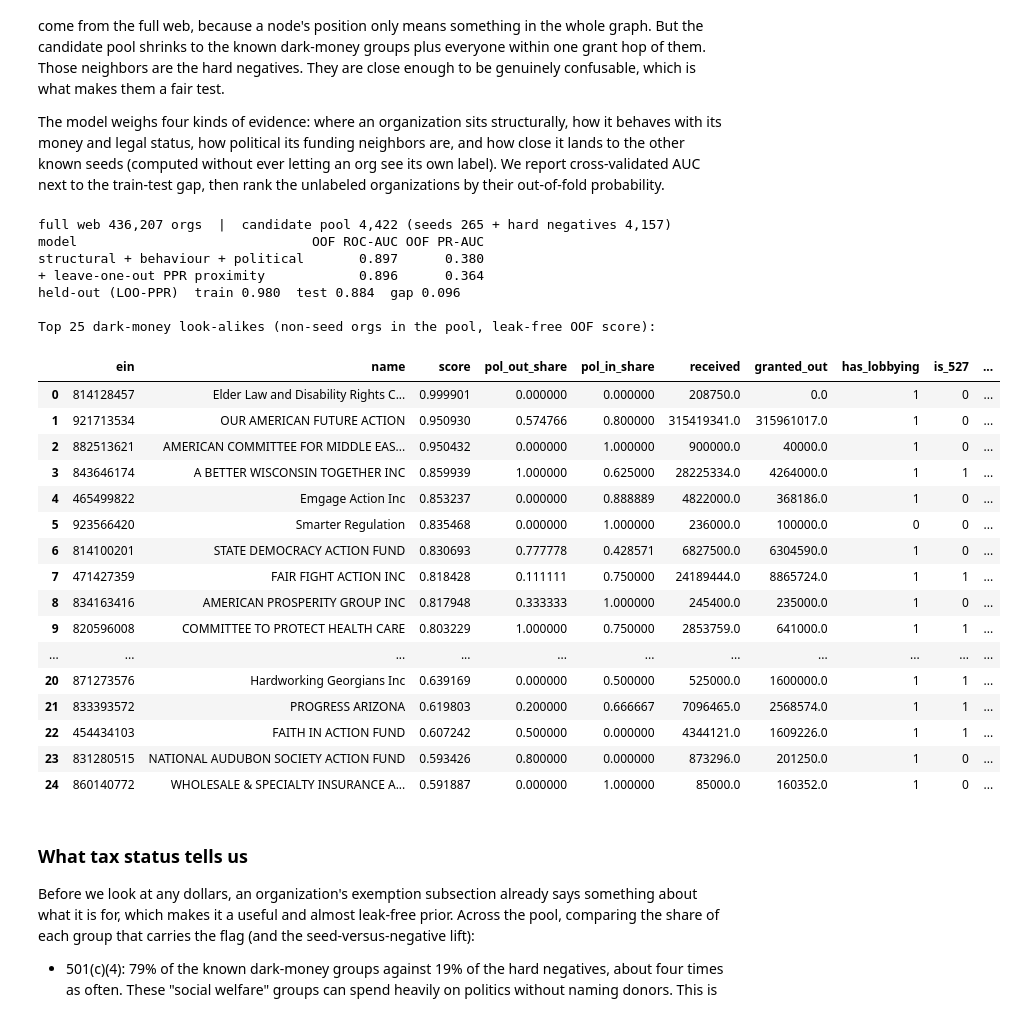
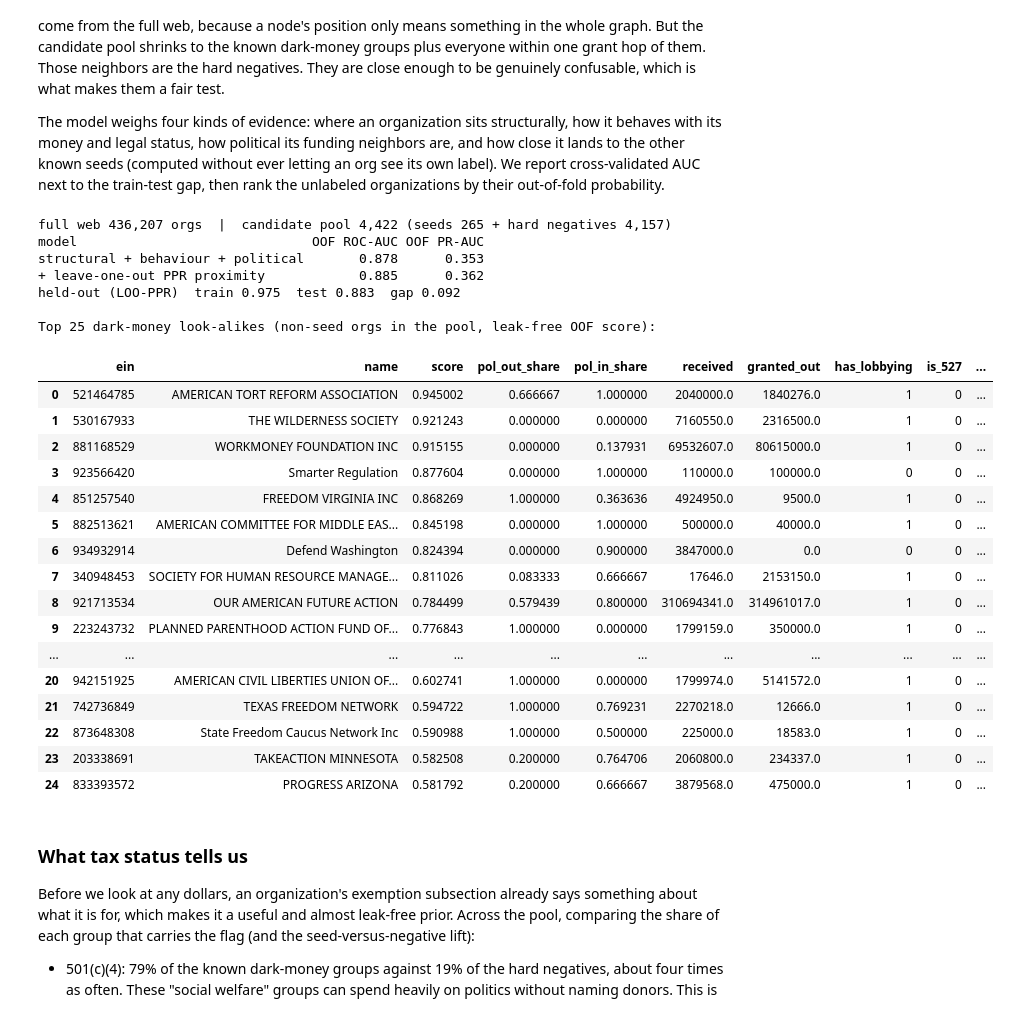
Before and after one commit to team-glass-house/influence-network, a Jupyter notebook: notebooks/network_analysis_modeling.ipynb, the cells around one changed output. Cells and saved outputs as stored; diff of their text form; code cells hidden in the pictures.

```diff
--- a/notebooks/network_analysis_modeling.ipynb
+++ b/notebooks/network_analysis_modeling.ipynb
@@ -365,7 +464,7 @@ import numpy as np, pandas as pd, networkx as nx
 from sklearn.ensemble import GradientBoostingClassifier
 from sklearn.model_selection import StratifiedKFold, train_test_split
 from sklearn.metrics import roc_auc_score, average_precision_score
-GBC = lambda: GradientBoostingClassifier(random_state=0)
+GBC = lambda: GradientBoostingClassifier(random_state=42)
 
 # Candidate pool = seeds + their 1-hop grant partners within the FULL web (hard negatives).
 pool = {n for n in G.nodes if n in seed_set}
@@ -386,19 +485,27 @@ S["conduit"] = np.where((din > 0) & (dout > 0), np.minimum(din, dout) / np.maxim
 S["deg"] = S.in_deg + S.out_deg
 S["global_pr"] = S.ein.map(pr)
 
-# --- behaviour features for the pool ---
+# --- behaviour features for the pool (fy scopes every source to the same YEARS window as the graph) ---
+# is_527: Schedule C line 5 lists section-527 orgs a filer paid, but filers mis-enter 501(c) orgs there.
+# A real 527 files Form 8871/8872, not a 990, so exclude any named EIN that appears as a 990 filer.
 conn.register("g_nodes", pd.DataFrame({"ein": nodes}))
-behav = q("""
+behav = q(f"""
 WITH e AS (SELECT DISTINCT ein FROM g_nodes),
-     rec AS (SELECT grantee_ein AS ein, SUM(TRY_CAST(amount AS DOUBLE)) received
-             FROM irs990_filing_grants WHERE grantee_ein IN (SELECT ein FROM e) GROUP BY grantee_ein),
-     go AS (SELECT f.ein, SUM(TRY_CAST(g.amount AS DOUBLE)) granted_out
-            FROM irs990_filings f JOIN irs990_filing_grants g USING (filing_id)
-            WHERE f.ein IN (SELECT ein FROM e) GROUP BY f.ein),
-     lob AS (SELECT DISTINCT f.ein FROM irs990_filings f JOIN irs990_filing_lobbying l USING (filing_id)
-             WHERE f.ein IN (SELECT ein FROM e)),
-     p527 AS (SELECT DISTINCT ein FROM irs990_filing_527_orgs WHERE ein IN (SELECT ein FROM e)),
-     eot AS (SELECT ein, mode(exempt_organization_type) AS et FROM irs990_filings
+     fy AS (SELECT filing_id, ein, exempt_organization_type
+            FROM irs990_filings
+            WHERE TRY_CAST(tax_year AS INT) IN {YEARS}),
+     rec AS (SELECT g.grantee_ein AS ein, SUM(TRY_CAST(g.amount AS DOUBLE)) received
+             FROM irs990_filing_grants g JOIN fy USING (filing_id)
+             WHERE g.grantee_ein IN (SELECT ein FROM e) GROUP BY g.grantee_ein),
+     go AS (SELECT fy.ein, SUM(TRY_CAST(g.amount AS DOUBLE)) granted_out
+            FROM fy JOIN irs990_filing_grants g USING (filing_id)
+            WHERE fy.ein IN (SELECT ein FROM e) GROUP BY fy.ein),
+     lob AS (SELECT DISTINCT fy.ein FROM fy JOIN irs990_filing_lobbying l USING (filing_id)
+             WHERE fy.ein IN (SELECT ein FROM e)),
+     p527 AS (SELECT DISTINCT ein FROM irs990_filing_527_orgs
+              WHERE ein IN (SELECT ein FROM e)
+                AND ein NOT IN (SELECT ein FROM irs990_filings WHERE ein IS NOT NULL)),
+     eot AS (SELECT ein, mode(exempt_organization_type) AS et FROM fy
              WHERE ein IN (SELECT ein FROM e) AND exempt_organization_type IS NOT NULL GROUP BY ein)
 SELECT e.ein, o.current_name AS name,
        COALESCE(rec.received,0) AS received, COALESCE(go.granted_out,0) AS granted_out,
@@ -422,10 +529,12 @@ M["name_flag"] = M.name.fillna("").str.upper().str.contains(
     r"ACTION|\bFUND\b|PROJECT|ALLIANCE|NETWORK|VOTERS|FREEDOM|PROSPERITY").astype(int)
 
 # political-neighbor feature: share of grant partners that are c4/c6/527 (IRS attributes, seeds removed -> leak-free)
+# Same 527 correction: drop named 527-recipients that are actually 990 filers (mis-entered 501(c) orgs).
 pol_set = set(q("""
     WITH c46 AS (SELECT DISTINCT ein FROM irs990_filings
-                 WHERE exempt_organization_type IN ('501(c)(4)', '501(c)(6)')),
-         p527 AS (SELECT DISTINCT ein FROM irs990_filing_527_orgs)
+                 WHERE exempt_organization_type IN ('501(c)(4)', '501(c)(6)','501(c)(5)')),
+         p527 AS (SELECT DISTINCT ein FROM irs990_filing_527_orgs
+                  WHERE ein NOT IN (SELECT ein FROM irs990_filings WHERE ein IS NOT NULL))
     SELECT ein FROM c46 UNION SELECT ein FROM p527
 """).ein) - seed_set
 def _pol_feats(n):
@@ -457,57 +566,57 @@ def prox(train_pos):   # proximity to OTHER seeds (leave-one-out): leak-free, sy
         a[node_ix[s]] -= diag[s]
     return a
 
-cv = StratifiedKFold(5, shuffle=True, random_state=0)
+cv = StratifiedKFold(5, shuffle=True, random_state=42)
 oof_base, oof_prox = np.zeros(len(nodes)), np.zeros(len(nodes))
 for tr, te in cv.split(Xbase, y):
     tp = [nodes[i] for i in tr if y[i] == 1]
     Xp = np.column_stack([Xbase, prox(tp)])
     oof_base[te] = GBC().fit(Xbase[tr], y[tr]).predict_proba(Xbase[te])[:, 1]
     oof_prox[te] = GBC().fit(Xp[tr], y[tr]).predict_proba(Xp[te])[:, 1]
 
 print(f"full web {G.number_of_nodes():,} orgs  |  candidate pool {len(nodes):,} "
       f"(seeds {int(y.sum())} + hard negatives {int((y==0).sum()):,})")
 print(f"{'model':34s} {'OOF ROC-AUC':>11} {'OOF PR-AUC':>10}")
 for tag, oof in [("structural + behaviour + political", oof_base), ("+ leave-one-out PPR proximity", oof_prox)]:
     print(f"{tag:34s} {roc_auc_score(y, oof):>11.3f} {average_precision_score(y, oof):>10.3f}")
 
-tr, te = train_test_split(np.arange(len(nodes)), test_size=0.30, stratify=y, random_state=0)
+tr, te = train_test_split(np.arange(len(nodes)), test_size=0.30, stratify=y, random_state=42)
 Xp = np.column_stack([Xbase, prox([nodes[i] for i in tr if y[i] == 1])])
 mdl = GBC().fit(Xp[tr], y[tr])
 gtr = roc_auc_score(y[tr], mdl.predict_proba(Xp[tr])[:, 1]); gte = roc_auc_score(y[te], mdl.predict_proba(Xp[te])[:, 1])
 print(f"held-out (LOO-PPR)  train {gtr:.3f}  test {gte:.3f}  gap {gtr - gte:.3f}")
 
 M["score"] = oof_prox
 M["is_seed"] = y
 leads = M[M.is_seed == 0].sort_values("score", ascending=False).reset_index(drop=True)
 print("\nTop 25 dark-money look-alikes (non-seed orgs in the pool, leak-free OOF score):")
 display(leads.head(25)[["ein", "name", "score", "pol_out_share", "pol_in_share", "received",
-                        "granted_out", "has_lobbying", "is_527", "eot_c4", "eot_c6"]])
+                        "granted_out", "has_lobbying", "is_527", "eot_c4", "eot_c6","eot_c3"]])
 # %% [output]
 full web 436,207 orgs  |  candidate pool 4,422 (seeds 265 + hard negatives 4,157)
 model                              OOF ROC-AUC OOF PR-AUC
-structural + behaviour + political       0.897      0.380
-+ leave-one-out PPR proximity            0.896      0.364
-held-out (LOO-PPR)  train 0.980  test 0.884  gap 0.096
+structural + behaviour + political       0.878      0.353
++ leave-one-out PPR proximity            0.885      0.362
+held-out (LOO-PPR)  train 0.975  test 0.883  gap 0.092
 
 Top 25 dark-money look-alikes (non-seed orgs in the pool, leak-free OOF score):
 |  | ein | name | score | pol_out_share | pol_in_share | received | granted_out | has_lobbying | is_527 | ... |
-| 0 | 814128457 | Elder Law and Disability Rights C... | 0.999901 | 0.000000 | 0.000000 | 208750.0 | 0.0 | 1 | 0 | ... |
-| 1 | 921713534 | OUR AMERICAN FUTURE ACTION | 0.950930 | 0.574766 | 0.800000 | 315419341.0 | 315961017.0 | 1 | 0 | ... |
-| 2 | 882513621 | AMERICAN COMMITTEE FOR MIDDLE EAS... | 0.950432 | 0.000000 | 1.000000 | 900000.0 | 40000.0 | 1 | 0 | ... |
-| 3 | 843646174 | A BETTER WISCONSIN TOGETHER INC | 0.859939 | 1.000000 | 0.625000 | 28225334.0 | 4264000.0 | 1 | 1 | ... |
-| 4 | 465499822 | Emgage Action Inc | 0.853237 | 0.000000 | 0.888889 | 4822000.0 | 368186.0 | 1 | 0 | ... |
-| 5 | 923566420 | Smarter Regulation | 0.835468 | 0.000000 | 1.000000 | 236000.0 | 100000.0 | 0 | 0 | ... |
-| 6 | 814100201 | STATE DEMOCRACY ACTION FUND | 0.830693 | 0.777778 | 0.428571 | 6827500.0 | 6304590.0 | 1 | 0 | ... |
-| 7 | 471427359 | FAIR FIGHT ACTION INC | 0.818428 | 0.111111 | 0.750000 | 24189444.0 | 8865724.0 | 1 | 1 | ... |
-| 8 | 834163416 | AMERICAN PROSPERITY GROUP INC | 0.817948 | 0.333333 | 1.000000 | 245400.0 | 235000.0 | 1 | 0 | ... |
-| 9 | 820596008 | COMMITTEE TO PROTECT HEALTH CARE | 0.803229 | 1.000000 | 0.750000 | 2853759.0 | 641000.0 | 1 | 1 | ... |
+| 0 | 521464785 | AMERICAN TORT REFORM ASSOCIATION | 0.945002 | 0.666667 | 1.000000 | 2040000.0 | 1840276.0 | 1 | 0 | ... |
+| 1 | 530167933 | THE WILDERNESS SOCIETY | 0.921243 | 0.000000 | 0.000000 | 7160550.0 | 2316500.0 | 1 | 0 | ... |
+| 2 | 881168529 | WORKMONEY FOUNDATION INC | 0.915155 | 0.000000 | 0.137931 | 69532607.0 | 80615000.0 | 1 | 0 | ... |
+| 3 | 923566420 | Smarter Regulation | 0.877604 | 0.000000 | 1.000000 | 110000.0 | 100000.0 | 0 | 0 | ... |
+| 4 | 851257540 | FREEDOM VIRGINIA INC | 0.868269 | 1.000000 | 0.363636 | 4924950.0 | 9500.0 | 1 | 0 | ... |
+| 5 | 882513621 | AMERICAN COMMITTEE FOR MIDDLE EAS... | 0.845198 | 0.000000 | 1.000000 | 500000.0 | 40000.0 | 1 | 0 | ... |
+| 6 | 934932914 | Defend Washington | 0.824394 | 0.000000 | 0.900000 | 3847000.0 | 0.0 | 0 | 0 | ... |
+| 7 | 340948453 | SOCIETY FOR HUMAN RESOURCE MANAGE... | 0.811026 | 0.083333 | 0.666667 | 17646.0 | 2153150.0 | 1 | 0 | ... |
+| 8 | 921713534 | OUR AMERICAN FUTURE ACTION | 0.784499 | 0.579439 | 0.800000 | 310694341.0 | 314961017.0 | 1 | 0 | ... |
+| 9 | 223243732 | PLANNED PARENTHOOD ACTION FUND OF... | 0.776843 | 1.000000 | 0.000000 | 1799159.0 | 350000.0 | 1 | 0 | ... |
 | ... | ... | ... | ... | ... | ... | ... | ... | ... | ... | ... |
-| 20 | 871273576 | Hardworking Georgians Inc | 0.639169 | 0.000000 | 0.500000 | 525000.0 | 1600000.0 | 1 | 1 | ... |
-| 21 | 833393572 | PROGRESS ARIZONA | 0.619803 | 0.200000 | 0.666667 | 7096465.0 | 2568574.0 | 1 | 1 | ... |
-| 22 | 454434103 | FAITH IN ACTION FUND | 0.607242 | 0.500000 | 0.000000 | 4344121.0 | 1609226.0 | 1 | 1 | ... |
-| 23 | 831280515 | NATIONAL AUDUBON SOCIETY ACTION FUND | 0.593426 | 0.800000 | 0.000000 | 873296.0 | 201250.0 | 1 | 0 | ... |
-| 24 | 860140772 | WHOLESALE & SPECIALTY INSURANCE A... | 0.591887 | 0.000000 | 1.000000 | 85000.0 | 160352.0 | 1 | 0 | ... |
+| 20 | 942151925 | AMERICAN CIVIL LIBERTIES UNION OF... | 0.602741 | 1.000000 | 0.000000 | 1799974.0 | 5141572.0 | 1 | 0 | ... |
+| 21 | 742736849 | TEXAS FREEDOM NETWORK | 0.594722 | 1.000000 | 0.769231 | 2270218.0 | 12666.0 | 1 | 0 | ... |
+| 22 | 873648308 | State Freedom Caucus Network Inc | 0.590988 | 1.000000 | 0.500000 | 225000.0 | 18583.0 | 1 | 0 | ... |
+| 23 | 203338691 | TAKEACTION MINNESOTA | 0.582508 | 0.200000 | 0.764706 | 2060800.0 | 234337.0 | 1 | 0 | ... |
+| 24 | 833393572 | PROGRESS ARIZONA | 0.581792 | 0.200000 | 0.666667 | 3879568.0 | 475000.0 | 1 | 0 | ... |
 # %% [markdown]
 ### What tax status tells us
 
```
Also changed, not shown: parts of 11 cells of this notebook.
